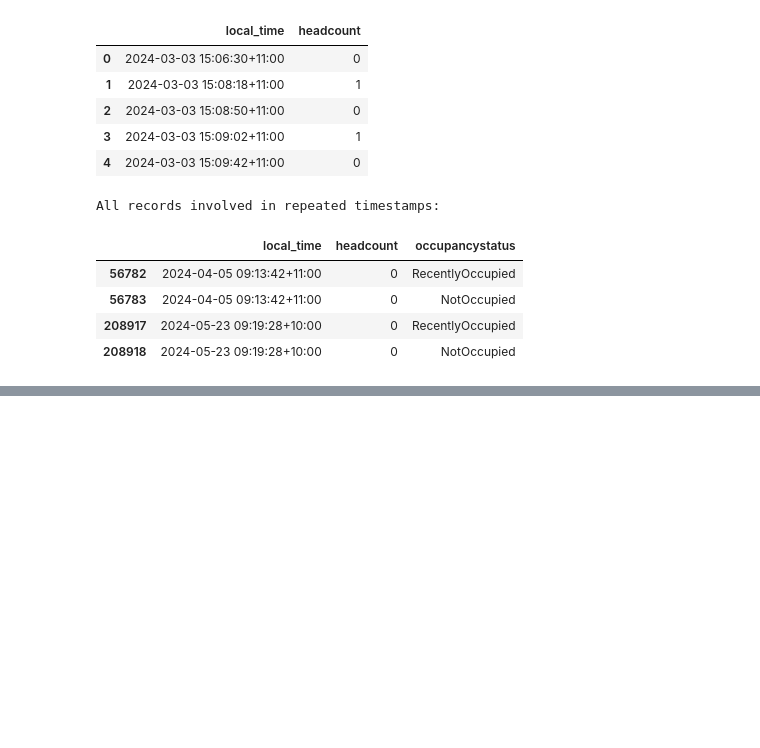
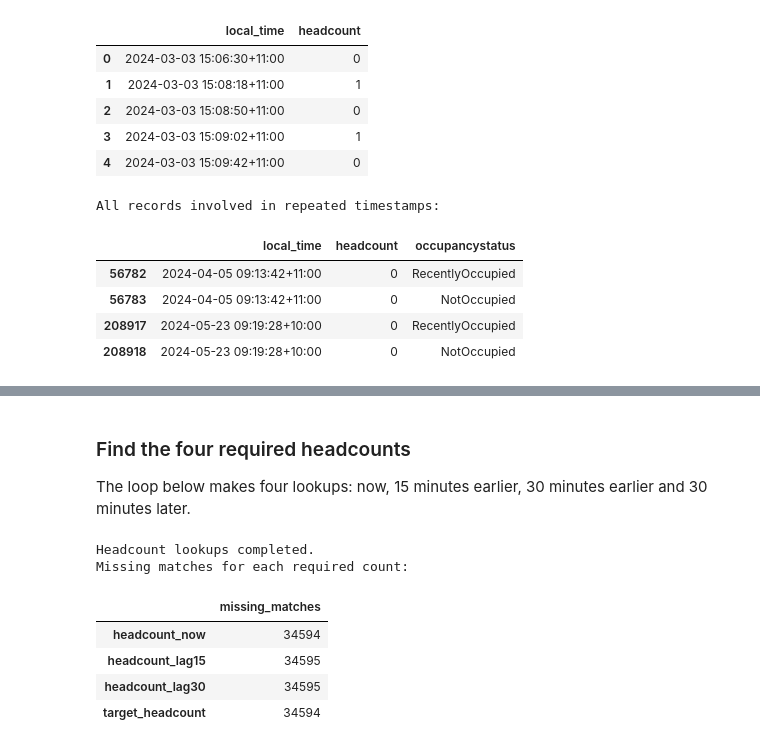
Before and after one commit to Chris-Christo/mma3001_project, a Jupyter notebook: notebooks/2_prepare_occupancy_data.ipynb, the cells around one changed output, grey strips where cells are left out. Saved outputs shown, nothing was run; the diff lists cells and outputs as text; code cells hidden in the pictures; blank space fills up the shorter version.

```diff
--- a/notebooks/2_prepare_occupancy_data.ipynb
+++ b/notebooks/2_prepare_occupancy_data.ipynb
@@ -166,0 +249,45 @@ All records involved in repeated timestamps:
+# %% [markdown]
+### Find the four required headcounts
+
+The loop below makes four lookups: now, 15 minutes earlier, 30 minutes earlier and 30 minutes later.
+# %%
+lookup_offsets = {
+    "headcount_now": pd.Timedelta(minutes=0),
+    "headcount_lag15": pd.Timedelta(minutes=-15),
+    "headcount_lag30": pd.Timedelta(minutes=-30),
+    "target_headcount": horizon
+}
+
+for column, offset in lookup_offsets.items():
+    requested_times = (forecast_times + offset).tz_convert("UTC")
+
+    # Look backwards only and leave a gap when the latest reading is too old.
+    matched_counts = readings.reindex(
+        requested_times, method="ffill", tolerance=max_age
+    )
+    # Save the actual observation times so the timing assumptions can be checked.
+    matched_times = recorded_times.reindex(
+        requested_times, method="ffill", tolerance=max_age
+    )
+
+    # Keep values in forecast order rather than aligning the different timestamp indexes.
+    examples[column] = matched_counts.to_numpy()
+    examples[column + "_observed_at"] = pd.to_datetime(
+        matched_times.to_numpy(), utc=True
+    )
+    examples[column + "_age_minutes"] = (
+        (examples["forecast_time"] + offset)
+        - examples[column + "_observed_at"]
+    ).dt.total_seconds() / 60
+
+print("Headcount lookups completed.")
+print("Missing matches for each required count:")
+display(examples[list(lookup_offsets)].isna().sum().to_frame("missing_matches"))
+# %% [output]
+Headcount lookups completed.
+Missing matches for each required count:
+|  | missing_matches |
+| headcount_now | 34594 |
+| headcount_lag15 | 34595 |
+| headcount_lag30 | 34595 |
+| target_headcount | 34594 |
```
Also changed, not shown: parts of 19 cells of this notebook, 15 other files.
